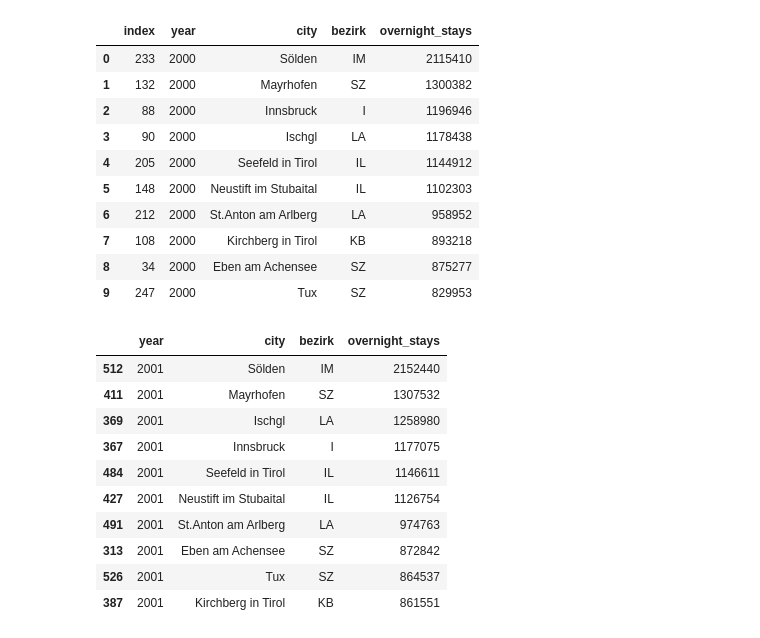
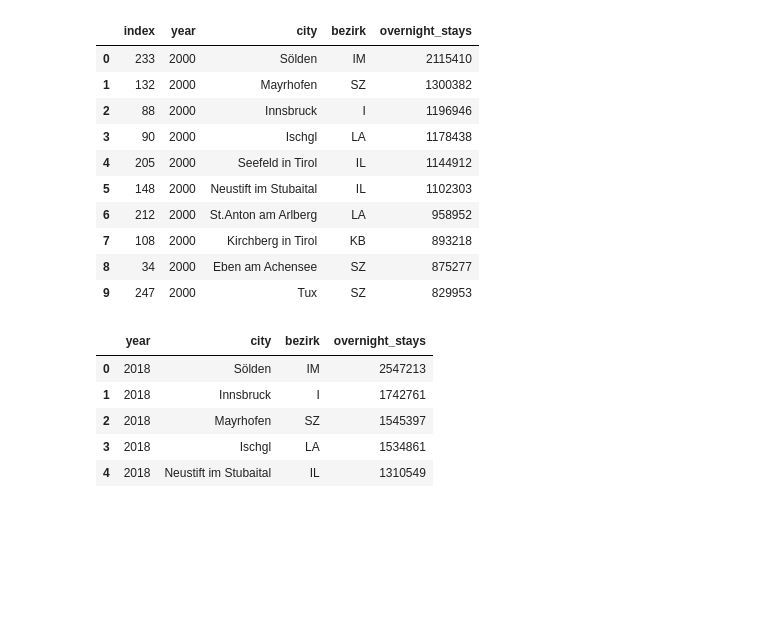
Before and after one commit to thomashon/tourism-analysis-tyrol, a Jupyter notebook: 3-analyses.ipynb, the cells around one changed output. Saved outputs shown, nothing was run; the diff lists cells and outputs as text; code cells hidden in the pictures; blank space fills up the shorter version.

```diff
--- a/3-analyses.ipynb
+++ b/3-analyses.ipynb
@@ -147,16 +162,14 @@ df_year_total[df_year_total.year==2000].sort_values('overnight_stays', ascending
 | 8 | 34 | 2000 | Eben am Achensee | SZ | 875277 |
 | 9 | 247 | 2000 | Tux | SZ | 829953 |
 # %%
-df_year_total[df_year_total.year==2001].sort_values('overnight_stays', ascending=False).head(10)
+top_10_2018_total = df_year_total[df_year_total.year==2018].sort_values('overnight_stays', ascending=False).head(5).reset_index()
+top_10_2018_total = top_10_2018_total.drop('index', axis=1)
-# %% [output]
-|  | year | city | bezirk | overnight_stays |
-| 512 | 2001 | Sölden | IM | 2152440 |
-| 411 | 2001 | Mayrhofen | SZ | 1307532 |
-| 369 | 2001 | Ischgl | LA | 1258980 |
-| 367 | 2001 | Innsbruck | I | 1177075 |
-| 484 | 2001 | Seefeld in Tirol | IL | 1146611 |
-| 427 | 2001 | Neustift im Stubaital | IL | 1126754 |
-| 491 | 2001 | St.Anton am Arlberg | LA | 974763 |
-| 313 | 2001 | Eben am Achensee | SZ | 872842 |
-| 526 | 2001 | Tux | SZ | 864537 |
-| 387 | 2001 | Kirchberg in Tirol | KB | 861551 |
+# %%
+top_10_2018_total
+# %% [output]
+|  | year | city | bezirk | overnight_stays |
+| 0 | 2018 | Sölden | IM | 2547213 |
+| 1 | 2018 | Innsbruck | I | 1742761 |
+| 2 | 2018 | Mayrhofen | SZ | 1545397 |
+| 3 | 2018 | Ischgl | LA | 1534861 |
+| 4 | 2018 | Neustift im Stubaital | IL | 1310549 |
```
Also changed, not shown: parts of 6 cells of this notebook.
